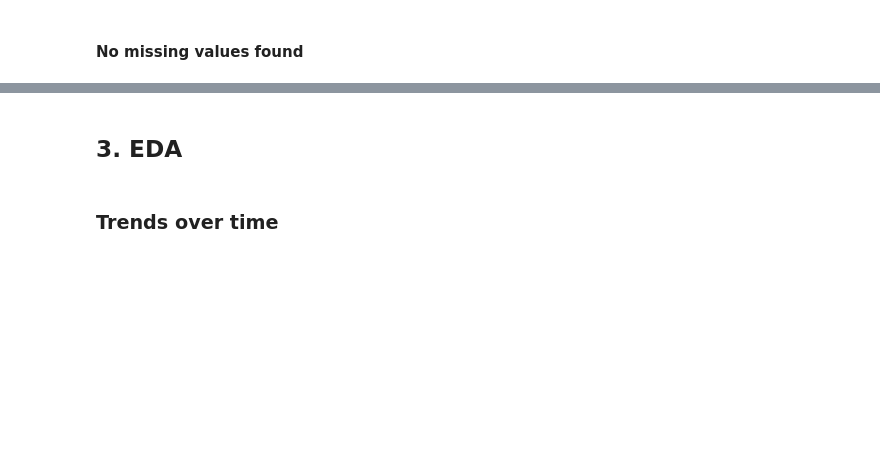
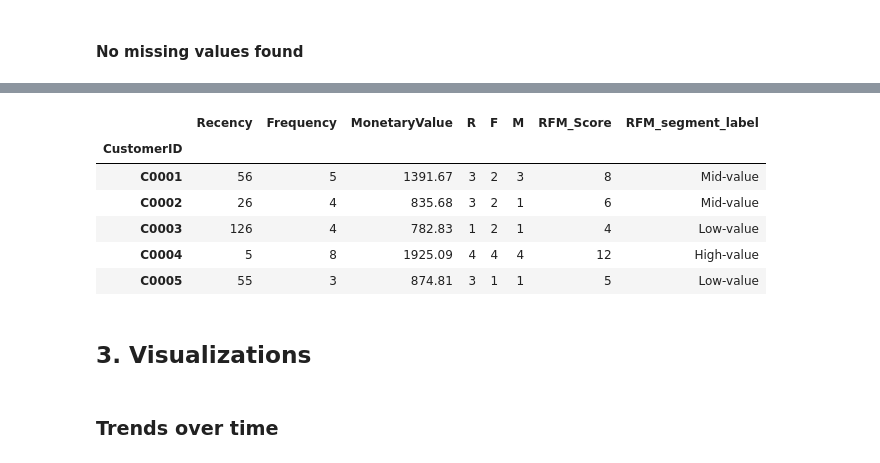
Before and after one commit to TejasShinkar12/eCommerce-Transactions-Analysis-and-Customer-Segmentation, a Jupyter notebook: notebooks/EDA.ipynb, the cells around one changed output, grey strips where cells are left out. Drawn from its saved outputs; the diff is of its cells as text; code cells hidden in the pictures; blank space fills up the shorter version.

```diff
--- a/notebooks/EDA.ipynb
+++ b/notebooks/EDA.ipynb
@@ -162,0 +230,4 @@ Name: TransactionDate, dtype: datetime64[ns]
+# %%
+#
+reference_date = pd.Timestamp(dt.now().date())
+reference_date = transactions_df['TransactionDate'].max() + pd.Timedelta(days=1)
@@ -162,0 +259,14 @@ Name: TransactionDate, dtype: datetime64[ns]
+# %%
+# Recency, Frequency, Monetary Value
+rfm = df.groupby('CustomerID').agg({
+    'TransactionDate': lambda x: (reference_date - x.max()).days, # Find most recent transaction date - Recency
+    'TransactionID': 'count',  # Count of transactions - Frequency
+    'Price': 'sum' # Sum of total spend - Monetary Value
+})
+# %%
+# rename columns
+rfm = rfm.rename(columns={'TransactionDate': 'Recency',
+                          'TransactionID': 'Frequency',
+                          'Price': 'MonetaryValue'}, inplace=False)
+
+rfm.head()
@@ -162,0 +319,4 @@ Name: TransactionDate, dtype: datetime64[ns]
+# %%
+# calculate RFM score
+rfm['RFM_Score'] = rfm[['R', 'F', 'M']].sum(axis=1)
+rfm.head()
@@ -163,5 +331,27 @@ Name: TransactionDate, dtype: datetime64[ns]
+# %%
+# segment customers based on RFM score
+segment_labels = ['Low-value', 'Mid-value', 'High-value']
+
+def assign_segment(x):
+    if x <= 5:
+        return segment_labels[0]
+    elif x <= 9:
+        return segment_labels[1]
+    else:
+        return segment_labels[2]
+
+rfm['RFM_segment_label'] = rfm['RFM_Score'].apply(assign_segment)
+rfm.head()
+# %% [output]
+|  | Recency | Frequency | MonetaryValue | R | F | M | RFM_Score | RFM_segment_label |
+| CustomerID |  |  |  |  |  |  |  |  |
+| C0001 | 56 | 5 | 1391.67 | 3 | 2 | 3 | 8 | Mid-value |
+| C0002 | 26 | 4 | 835.68 | 3 | 2 | 1 | 6 | Mid-value |
+| C0003 | 126 | 4 | 782.83 | 1 | 2 | 1 | 4 | Low-value |
+| C0004 | 5 | 8 | 1925.09 | 4 | 4 | 4 | 12 | High-value |
+| C0005 | 55 | 3 | 874.81 | 3 | 1 | 1 | 5 | Low-value |
 # %% [markdown]
-## 3. EDA
+## 3. Visualizations
 # %% [markdown]
 ### Trends over time
 # %%
```
Also changed, not shown: parts of 36 cells of this notebook, 1 other file.
